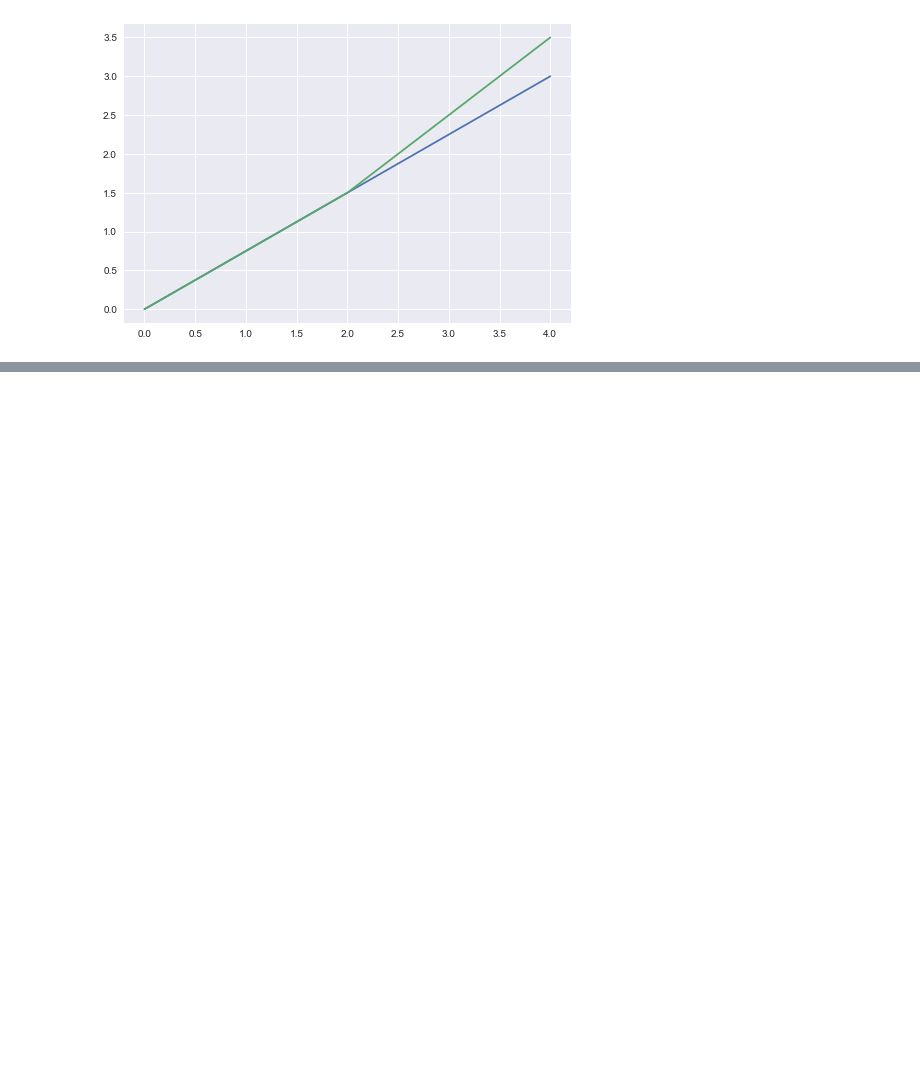
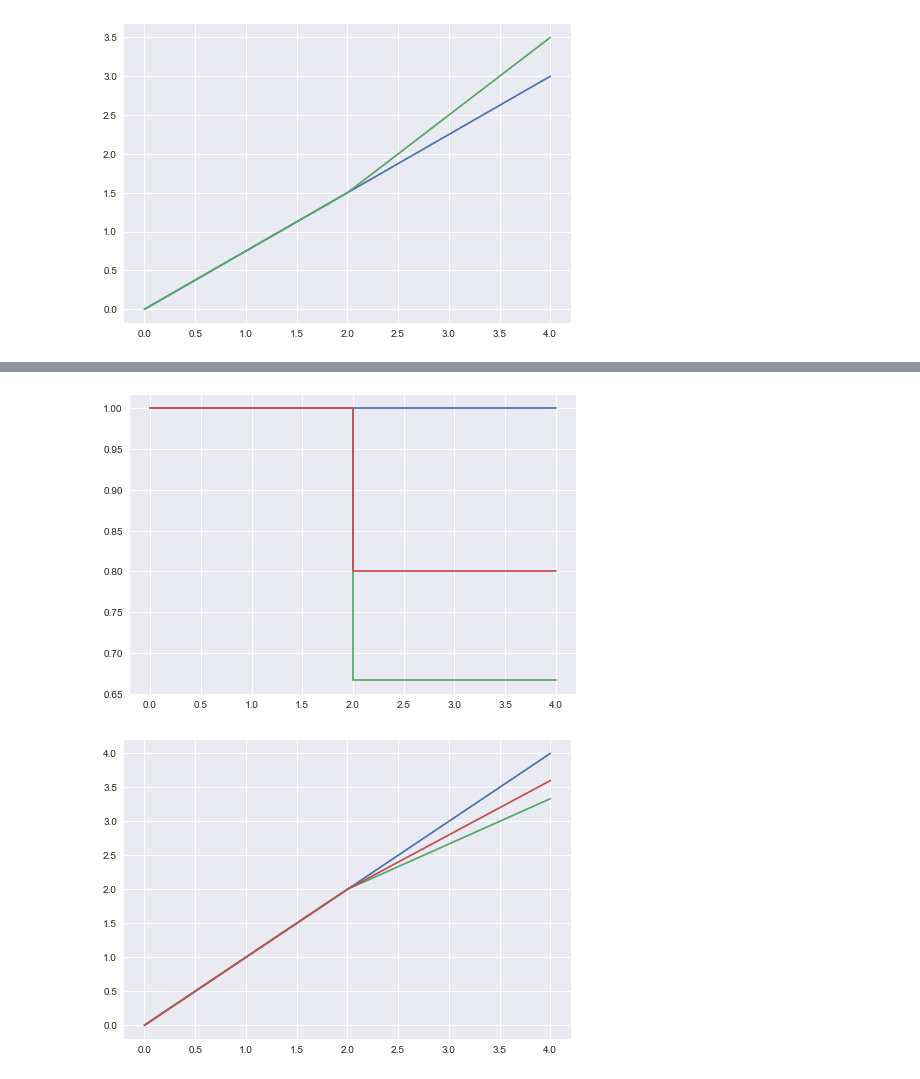
Before and after one commit to darpa-brass/adaptive-constraint-satisfaction, a Jupyter notebook: metrics/Metric Functions.ipynb, the cells around one changed output, grey strips where cells are left out. Drawn from its saved outputs; the diff is of its cells as text; code cells hidden in the pictures; blank space fills up the shorter version.

```diff
--- a/metrics/Metric Functions.ipynb
+++ b/metrics/Metric Functions.ipynb
@@ -64,0 +93,13 @@ plt.show()
+# %%
+graph_instant(ideal, 5)
+graph_instant(value_3(broken), 5)
+graph_instant(value_3(adapted), 5)
+plt.show()
+
+graph_total(ideal, 5)
+graph_total(value_3(broken), 5)
+graph_total(value_3(adapted), 5)
+plt.show()
+# %% [output]
+[figure, added]
+[figure, added]
```
Also changed, not shown: parts of 3 cells of this notebook.
